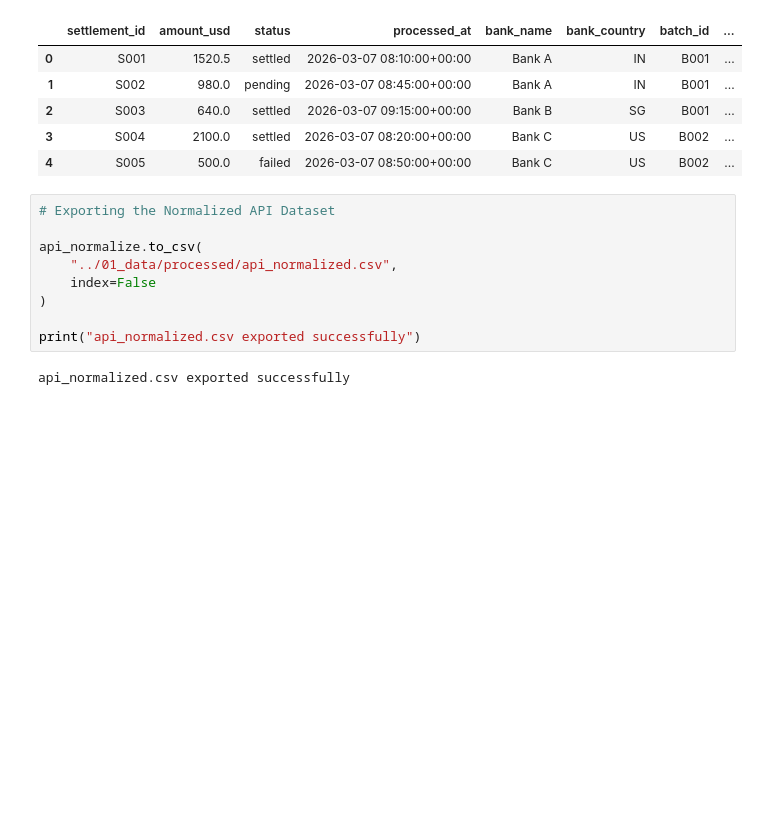
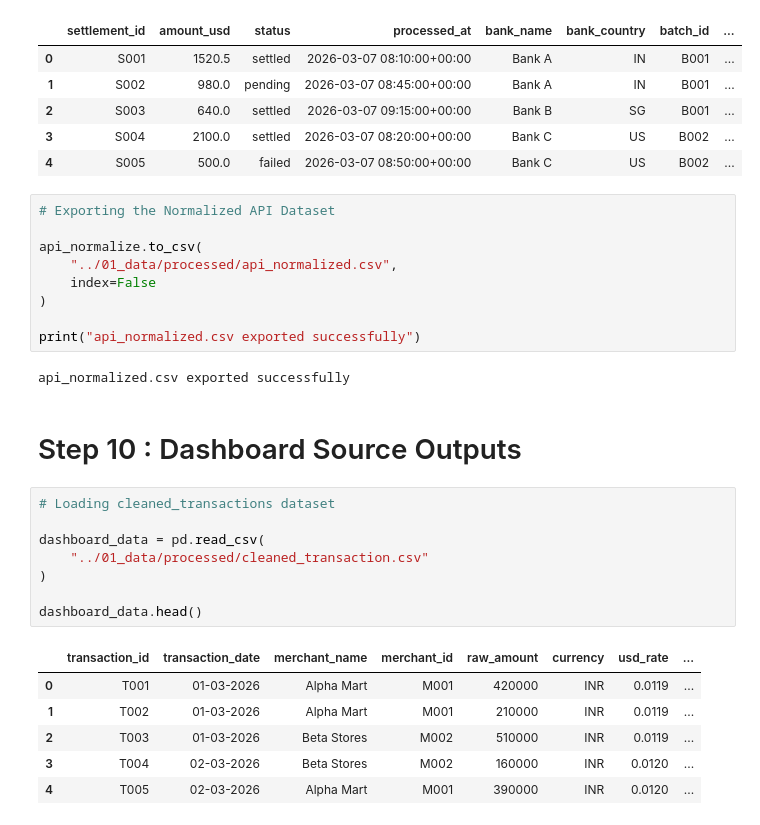
Before and after one commit to Rashminpalkar/fintech-case-study, a Jupyter notebook: 04_python/fintech_pipeline.ipynb, the cells around one changed output. Drawn from its saved outputs; the diff is of its cells as text; blank space fills up the shorter version.

Commit message:
Added dashboard source outputs

```diff
--- a/04_python/fintech_pipeline.ipynb
+++ b/04_python/fintech_pipeline.ipynb
@@ -512,3 +512,20 @@ api_normalize.to_csv(
 print("api_normalized.csv exported successfully")
 # %% [output]
 api_normalized.csv exported successfully
+# %% [markdown]
+# Step 10 : Dashboard Source Outputs
+# %%
+# Loading cleaned_transactions dataset
+
+dashboard_data = pd.read_csv(
+    "../01_data/processed/cleaned_transaction.csv"
+)
+
+dashboard_data.head()
+# %% [output]
+|  | transaction_id | transaction_date | merchant_name | merchant_id | raw_amount | currency | usd_rate | ... |
+| 0 | T001 | 01-03-2026 | Alpha Mart | M001 | 420000 | INR | 0.0119 | ... |
+| 1 | T002 | 01-03-2026 | Alpha Mart | M001 | 210000 | INR | 0.0119 | ... |
+| 2 | T003 | 01-03-2026 | Beta Stores | M002 | 510000 | INR | 0.0119 | ... |
+| 3 | T004 | 02-03-2026 | Beta Stores | M002 | 160000 | INR | 0.0120 | ... |
+| 4 | T005 | 02-03-2026 | Alpha Mart | M001 | 390000 | INR | 0.0120 | ... |
```
Also changed, not shown: parts of 4 cells of this notebook, 4 other files.
